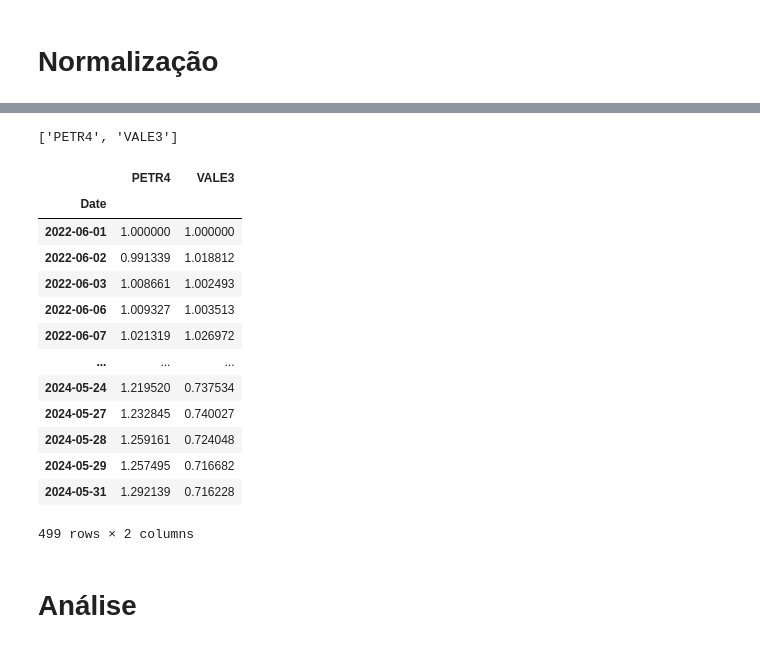
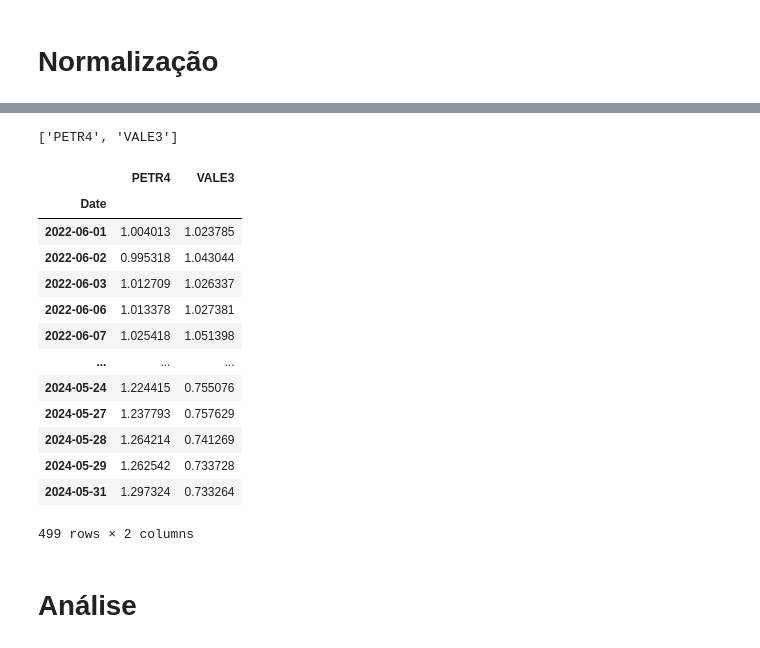
Before and after one commit to jcfl1/Stock-Prices-Prediction, a Jupyter notebook: Price/data_exploration.ipynb, the cells around one changed output, grey strips where cells are left out. Saved outputs shown, nothing was run; the diff lists cells and outputs as text; code cells hidden in the pictures.

```diff
--- a/Price/data_exploration.ipynb
+++ b/Price/data_exploration.ipynb
@@ -47,4 +23,0 @@ memory usage: 50.7 KB
-# %%
-for acao in acoes:
-    df["P " + acao] = df["Close " + acao]/df["Close "+ acao].iloc[0]
-df
@@ -65,0 +27,12 @@ df
+# %%
+
+for df_acao,acao in zip(df_acoes,acoes):
+    colunas_preco = df_acao.columns[:-1]
+    coluna_volume = df_acao.columns[-1]
+    df_acao[colunas_preco] = df_acao[colunas_preco]/df_acao["Open "+acao].iloc[0]
+    df_acao[coluna_volume] = df_acao[coluna_volume]/df_acao[coluna_volume].iloc[0]
+
+
+df = pd.concat(df_acoes,axis=1)
+
+df.info()
@@ -66,25 +76,25 @@ df
 # %%
-precos = df[["P "+acao for acao in acoes] ]
+precos = df[["Close "+acao for acao in acoes] ]
 del df
-precos = precos.rename(columns={"P "+acao: acao[:-3] for acao in acoes})
+precos = precos.rename(columns={"Close "+acao: acao[:-3] for acao in acoes})
 acoes = list(map(lambda nome: nome.split('.SA')[0],precos))
 print(acoes)
 precos
 # %% [output]
 ['PETR4', 'VALE3']
 |  | PETR4 | VALE3 |
 | Date |  |  |
-| 2022-06-01 | 1.000000 | 1.000000 |
-| 2022-06-02 | 0.991339 | 1.018812 |
-| 2022-06-03 | 1.008661 | 1.002493 |
-| 2022-06-06 | 1.009327 | 1.003513 |
-| 2022-06-07 | 1.021319 | 1.026972 |
+| 2022-06-01 | 1.004013 | 1.023785 |
+| 2022-06-02 | 0.995318 | 1.043044 |
+| 2022-06-03 | 1.012709 | 1.026337 |
+| 2022-06-06 | 1.013378 | 1.027381 |
+| 2022-06-07 | 1.025418 | 1.051398 |
 | ... | ... | ... |
-| 2024-05-24 | 1.219520 | 0.737534 |
-| 2024-05-27 | 1.232845 | 0.740027 |
-| 2024-05-28 | 1.259161 | 0.724048 |
-| 2024-05-29 | 1.257495 | 0.716682 |
-| 2024-05-31 | 1.292139 | 0.716228 |
+| 2024-05-24 | 1.224415 | 0.755076 |
+| 2024-05-27 | 1.237793 | 0.757629 |
+| 2024-05-28 | 1.264214 | 0.741269 |
+| 2024-05-29 | 1.262542 | 0.733728 |
+| 2024-05-31 | 1.297324 | 0.733264 |
 499 rows × 2 columns
 # %%
 # Create a plotly figure
```
Also changed, not shown: parts of 6 cells of this notebook, 1 other file.
